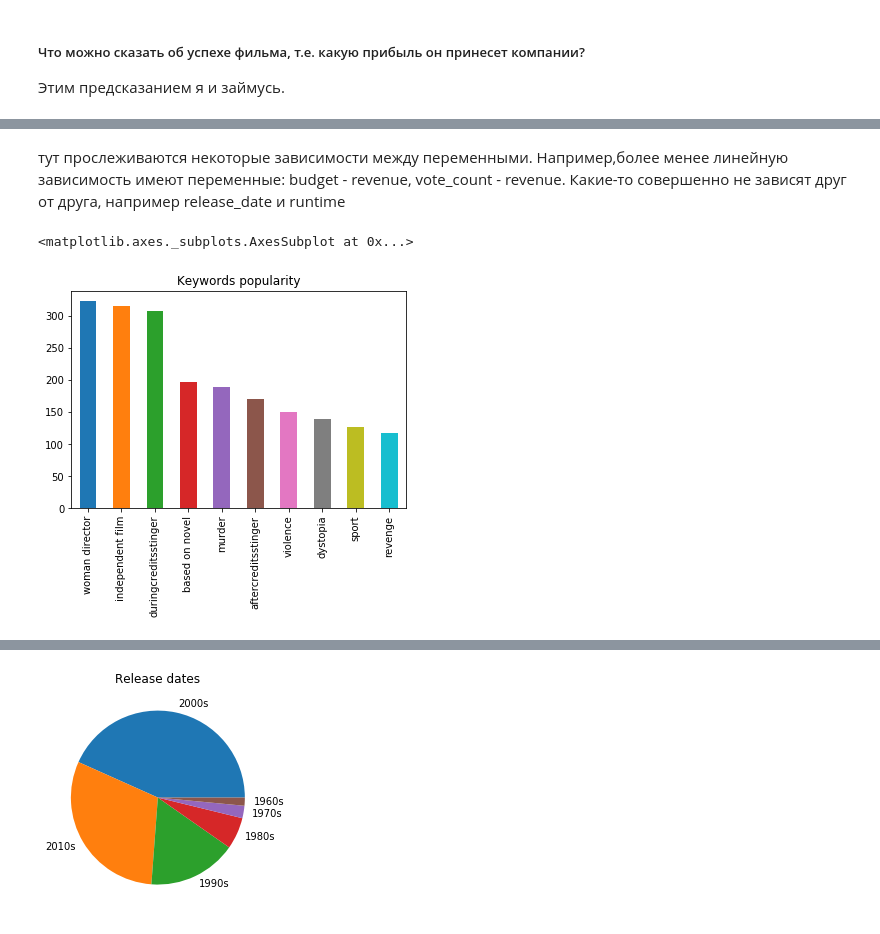
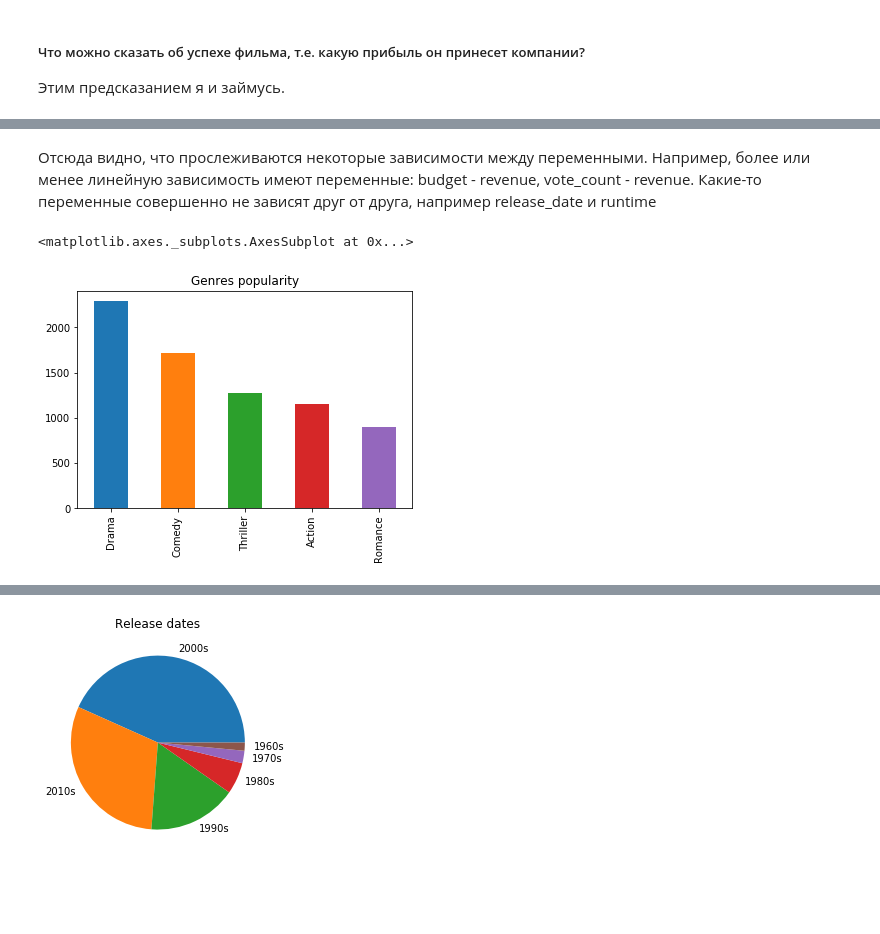
Before and after one commit to tolya231/movie, a Jupyter notebook: index.ipynb, the cells around one changed output, grey strips where cells are left out. Saved outputs shown, nothing was run; the diff lists cells and outputs as text; code cells hidden in the pictures; blank space fills up the shorter version.

```diff
--- a/index.ipynb
+++ b/index.ipynb
@@ -107,16 +117,17 @@ sns.pairplot(df, size=2.5)
 # %% [markdown]
-тут прослеживаются некоторые зависимости между переменными. Например,более менее линейную зависимость имеют переменные: budget - revenue, vote_count - revenue. Какие-то совершенно не зависят друг от друга, например release_date и runtime
+Отсюда видно, что прослеживаются некоторые зависимости между переменными. Например, более или менее линейную зависимость имеют переменные: budget - revenue, vote_count - revenue. Какие-то переменные совершенно не зависят друг от друга, например release_date и runtime
 # %%
-# Посмотрим на топ 10 популярных ключевых слов
+#Распределение фильмов по жанрам (топ 5)
 from collections import Counter
-keywords = []
-for keyword in df['keywords']:
-    keywordList = keyword[1:-1].split(',')
-    keywords += keywordList
-keywords = list(filter(len, keywords))
-keywords = list(map(lambda x: x.strip(), keywords))
-pd.Series(keywords).value_counts().head(10).plot(kind='bar', title='Keywords popularity')
+genres = []
+for genre in df['genres']:
+    genreList = genre[1:-1].split(',')
+    genres += genreList
+genres = list(filter(len, genres))
+genres = list(map(lambda x: x.strip(), genres))
+# Counter(genres).most_common(5)
+pd.Series(genres).value_counts().head(5).plot(kind='bar', title='Genres popularity')
 # %% [output]
 <matplotlib.axes._subplots.AxesSubplot at 0x...>
-[figure, old version]
+[figure, new version]
 # %%
```
Also changed, not shown: parts of 17 cells of this notebook, 2 other files.
